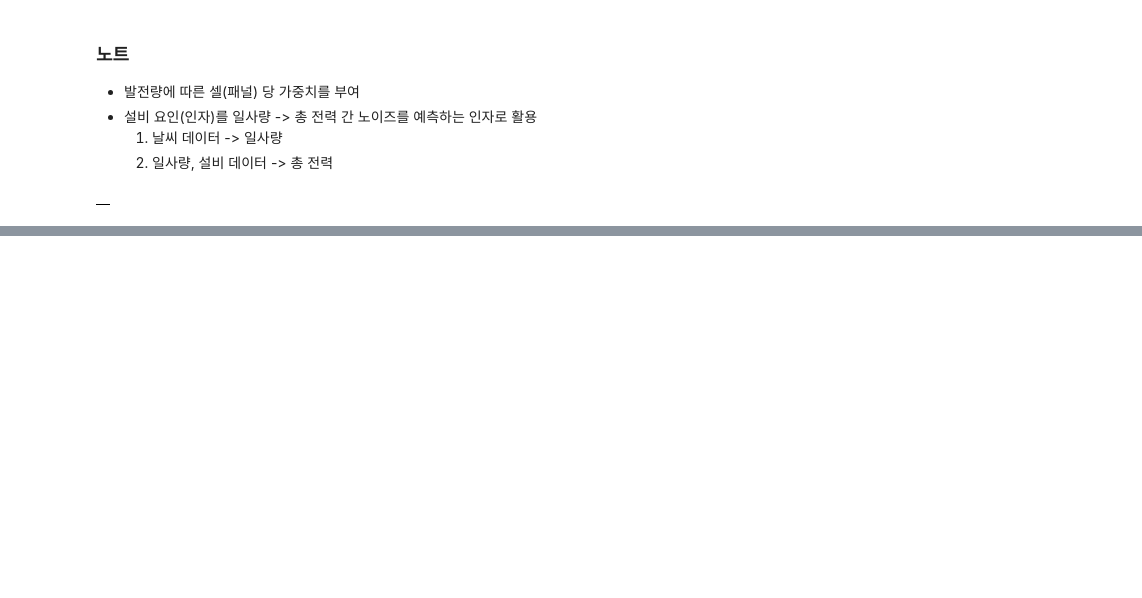
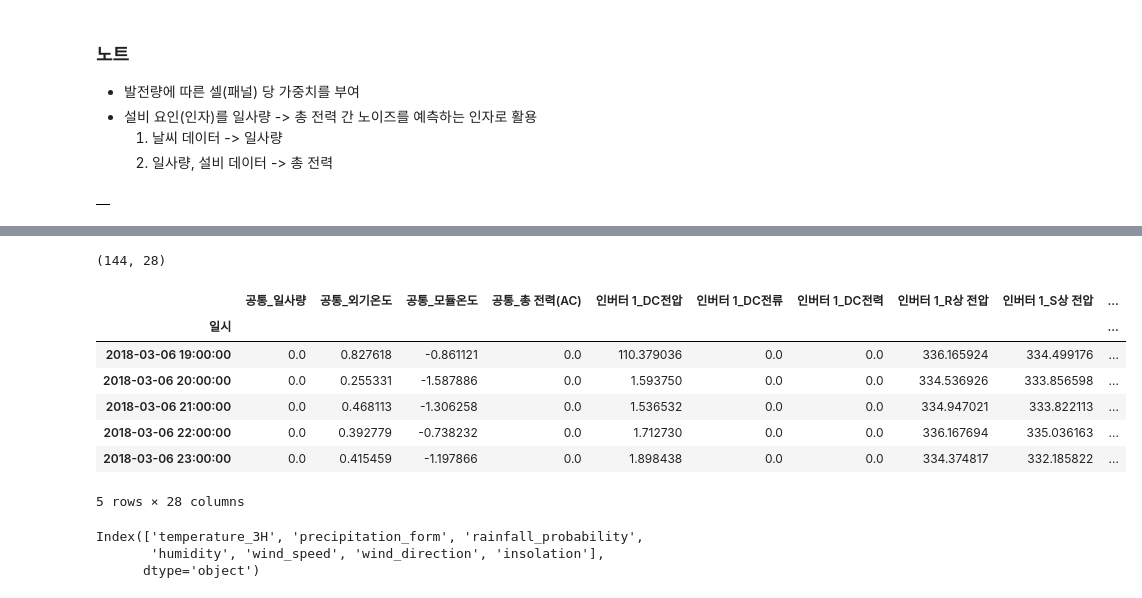
Before and after one commit to seokyeongheo/ewp-contest-2019, a Jupyter notebook: 01_dataset.ipynb, the cells around one changed output, grey strips where cells are left out. Cells and saved outputs as stored; diff of their text form; code cells hidden in the pictures; blank space fills up the shorter version.

```diff
--- a/01_dataset.ipynb
+++ b/01_dataset.ipynb
@@ -262,0 +597,13 @@ data_solar.iloc[:, 1:].corr()
+# %%
+data_forecast = pd.read_pickle('/Users/quartz/GoogleDrive/ewp/data_forecast_1H_01.pkl')
+data_solar = pd.read_pickle('/Users/quartz/GoogleDrive/ewp/data_solar_03.pkl')
+
+# reset index
+data_solar.reset_index(inplace=True)
+print(data_forecast.shape, data_solar.shape)
+
+# merge
+data_solar['일시'] = pd.to_datetime(data_solar['일시'], format='%Y-%m-%d %H:%M:%S', infer_datetime_format=True)
+data_solar.index = data_solar['일시']
+data_solar.drop(['일시'], axis=1, inplace=True)
+data_solar_v2 = data_solar.resample('1H').first()
@@ -262,0 +624,13 @@ data_solar.iloc[:, 1:].corr()
+# %%
+print(data_solar_v2.shape)
+data_solar_v2.tail()
+# %% [output]
+(144, 28)
+|  | 공통_일사량 | 공통_외기온도 | 공통_모듈온도 | 공통_총 전력(AC) | 인버터 1_DC전압 | 인버터 1_DC전류 | 인버터 1_DC전력 | 인버터 1_R상 전압 | 인버터 1_S상 전압 | ... |
+| 일시 |  |  |  |  |  |  |  |  |  | ... |
+| 2018-03-06 19:00:00 | 0.0 | 0.827618 | -0.861121 | 0.0 | 110.379036 | 0.0 | 0.0 | 336.165924 | 334.499176 | ... |
+| 2018-03-06 20:00:00 | 0.0 | 0.255331 | -1.587886 | 0.0 | 1.593750 | 0.0 | 0.0 | 334.536926 | 333.856598 | ... |
+| 2018-03-06 21:00:00 | 0.0 | 0.468113 | -1.306258 | 0.0 | 1.536532 | 0.0 | 0.0 | 334.947021 | 333.822113 | ... |
+| 2018-03-06 22:00:00 | 0.0 | 0.392779 | -0.738232 | 0.0 | 1.712730 | 0.0 | 0.0 | 336.167694 | 335.036163 | ... |
+| 2018-03-06 23:00:00 | 0.0 | 0.415459 | -1.197866 | 0.0 | 1.898438 | 0.0 | 0.0 | 334.374817 | 332.185822 | ... |
+5 rows × 28 columns
@@ -262,0 +641,6 @@ data_solar.iloc[:, 1:].corr()
+# %%
+data_concat_v6.columns
+# %% [output]
+Index(['temperature_3H', 'precipitation_form', 'rainfall_probability',
+       'humidity', 'wind_speed', 'wind_direction', 'insolation'],
+      dtype='object')
```
Also changed, not shown: parts of 40 cells of this notebook, 2 other files.
